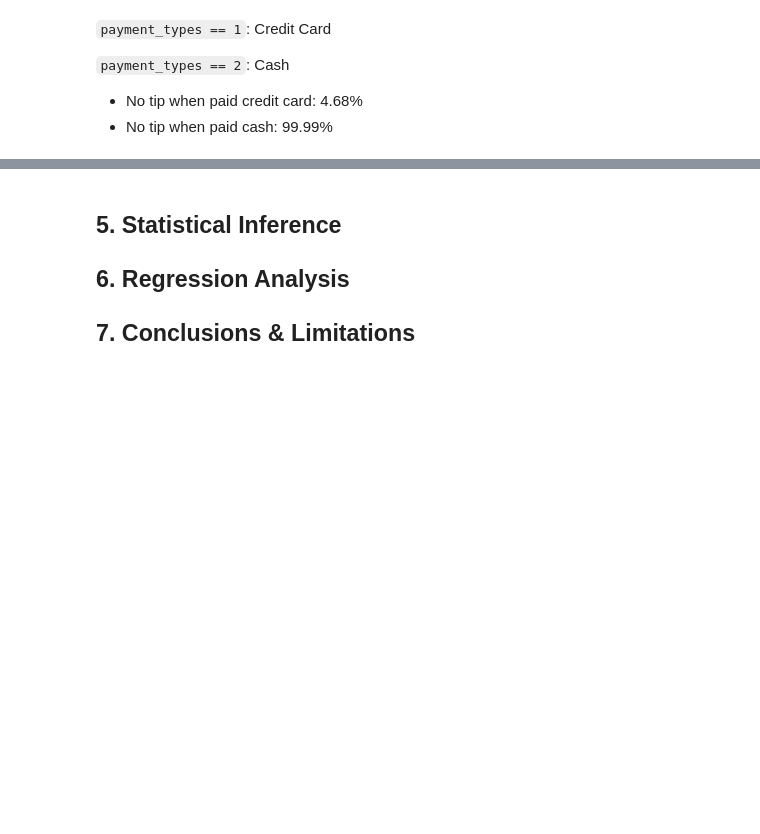
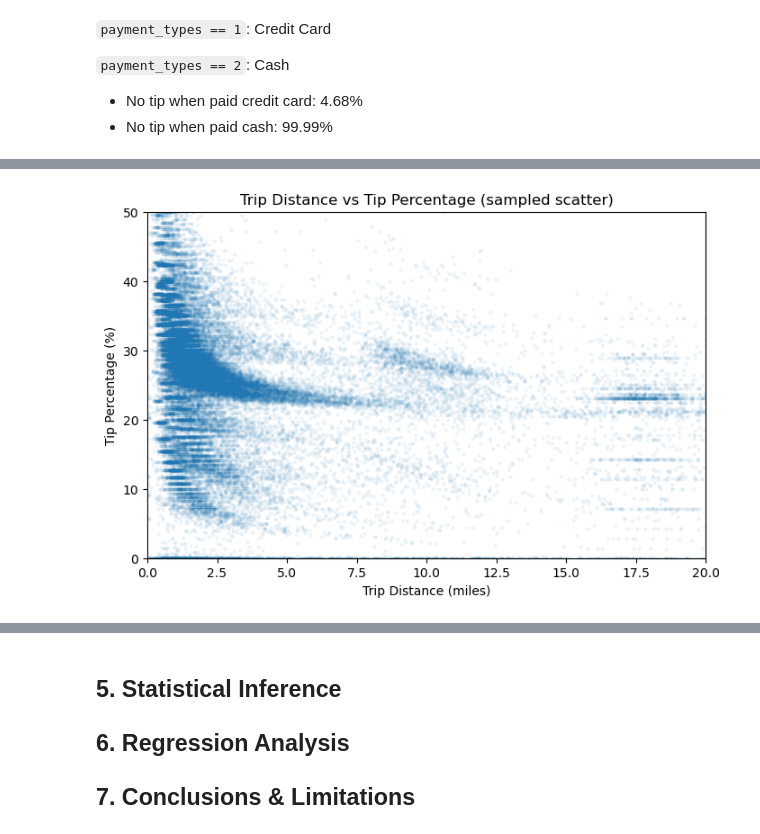
Before and after one commit to inukbaik/nyc-taxi-tipping-analysis, a Jupyter notebook: nyc_taxi_tipping_analysis.ipynb, the cells around one changed output, grey strips where cells are left out. Drawn from its saved outputs; the diff is of its cells as text; code cells hidden in the pictures; blank space fills up the shorter version.

```diff
--- a/nyc_taxi_tipping_analysis.ipynb
+++ b/nyc_taxi_tipping_analysis.ipynb
@@ -357,0 +393,15 @@ print((
+# %%
+x_max = df_card["trip_distance"].quantile(0.99)
+
+df_plot = df_card.sample(n=50000, random_state=42)
+
+plt.figure(figsize=(8,5))
+plt.scatter(df_plot["trip_distance"], df_plot["tip_percentage"], alpha=0.05, s=5)
+plt.xlim(0, df_card["trip_distance"].quantile(0.99))
+plt.ylim(0, 50)
+plt.xlabel("Trip Distance (miles)")
+plt.ylabel("Tip Percentage (%)")
+plt.title("Trip Distance vs Tip Percentage (sampled scatter)")
+plt.show()
+# %% [output]
+[figure, added]
```
Also changed, not shown: parts of 18 cells of this notebook.
